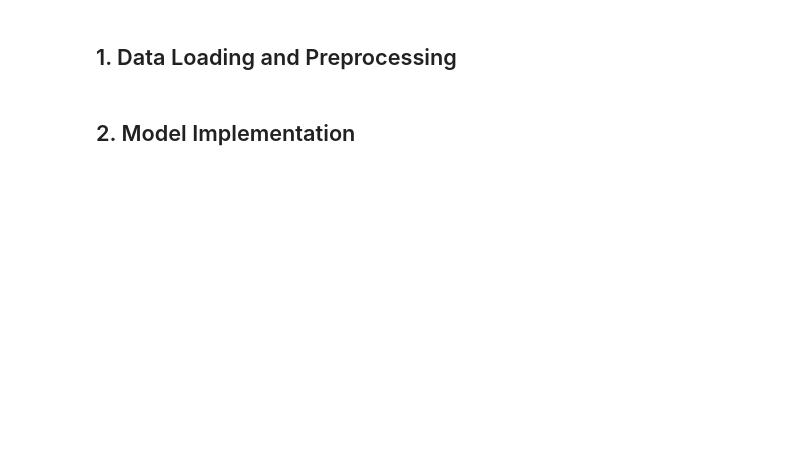
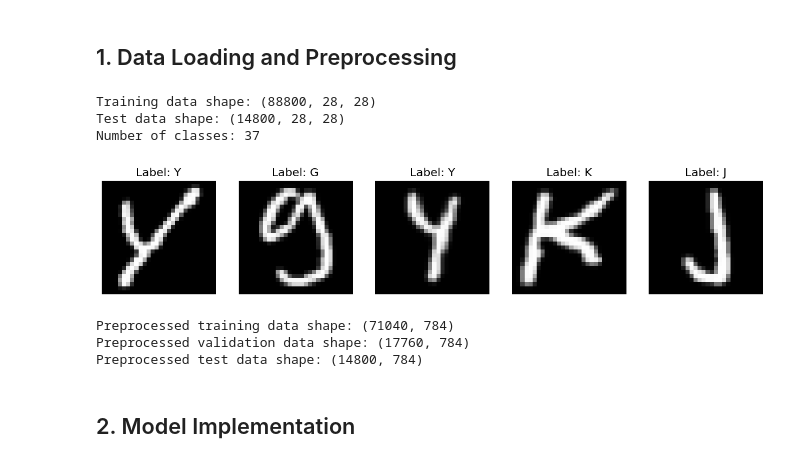
Before and after one commit to UCSF-DataSci/6-neural-nets-ZhangZwaa, a Jupyter notebook: part1_neural_networks_basics.ipynb, the cells around one changed output. Drawn from its saved outputs; the diff is of its cells as text; code cells hidden in the pictures; blank space fills up the shorter version.

```diff
--- a/part1_neural_networks_basics.ipynb
+++ b/part1_neural_networks_basics.ipynb
@@ -40,22 +60,58 @@ os.makedirs('logs', exist_ok=True)
 # %% [markdown]
 ## 1. Data Loading and Preprocessing
 # %%
-# Load EMNIST dataset
-(x_train, y_train), (x_test, y_test) = tf.keras.datasets.emnist.load_data('letters')
+import tensorflow_datasets as tfds
+import matplotlib.pyplot as plt
+import numpy as np
+
+# Load EMNIST 'letters' dataset
+(emnist_dataset_train, emnist_dataset_test), emnist_info = tfds.load(
+    'emnist/letters',
+    split=['train', 'test'],
+    as_supervised=True,
+    with_info=True
+)
+
+# Convert training set to NumPy arrays
+x_train = []
+y_train = []
+for img, label in tfds.as_numpy(emnist_dataset_train):
+    img = np.squeeze(img)  # Shape: (28, 28)
+    x_train.append(img)
+    y_train.append(label)
+
+x_train = np.array(x_train)
+y_train = np.array(y_train)
+
+# Convert test set to NumPy arrays
+x_test = []
+y_test = []
+for img, label in tfds.as_numpy(emnist_dataset_test):
+    img = np.squeeze(img)
+    x_test.append(img)
+    y_test.append(label)
+
+x_test = np.array(x_test)
+y_test = np.array(y_test)
 
 # Print dataset information
 print(f"Training data shape: {x_train.shape}")
 print(f"Test data shape: {x_test.shape}")
-print(f"Number of classes: {len(np.unique(y_train))}")
+print(f"Number of classes: {emnist_info.features['label'].num_classes}")
 
-# Plot sample images
+# Plot sample images from training data
 plt.figure(figsize=(15, 5))
 for i in range(5):
     plt.subplot(1, 5, i + 1)
-    plt.imshow(x_train[i].T, cmap='gray')
-    plt.title(f'Label: {chr(y_train[i] + 64)}')
+    plt.imshow(x_train[i].T, cmap='gray')  # Transposed for correct orientation
+    plt.title(f'Label: {chr(y_train[i] + 64)}')  # EMNIST 'letters' labels: 1=A
     plt.axis('off')
 plt.show()
+# %% [output]
+Training data shape: (88800, 28, 28)
+Test data shape: (14800, 28, 28)
+Number of classes: 37
+[figure, added]
 # %%
 # Preprocess data
 # Normalize pixel values
@@ -79,6 +135,10 @@ x_train, x_val, y_train, y_val = train_test_split(
 print(f"Preprocessed training data shape: {x_train.shape}")
 print(f"Preprocessed validation data shape: {x_val.shape}")
 print(f"Preprocessed test data shape: {x_test.shape}")
+# %% [output]
+Preprocessed training data shape: (71040, 784)
+Preprocessed validation data shape: (17760, 784)
+Preprocessed test data shape: (14800, 784)
 # %% [markdown]
 ## 2. Model Implementation
 # %%
```
Also changed, not shown: parts of 4 cells of this notebook, 5 other files.
